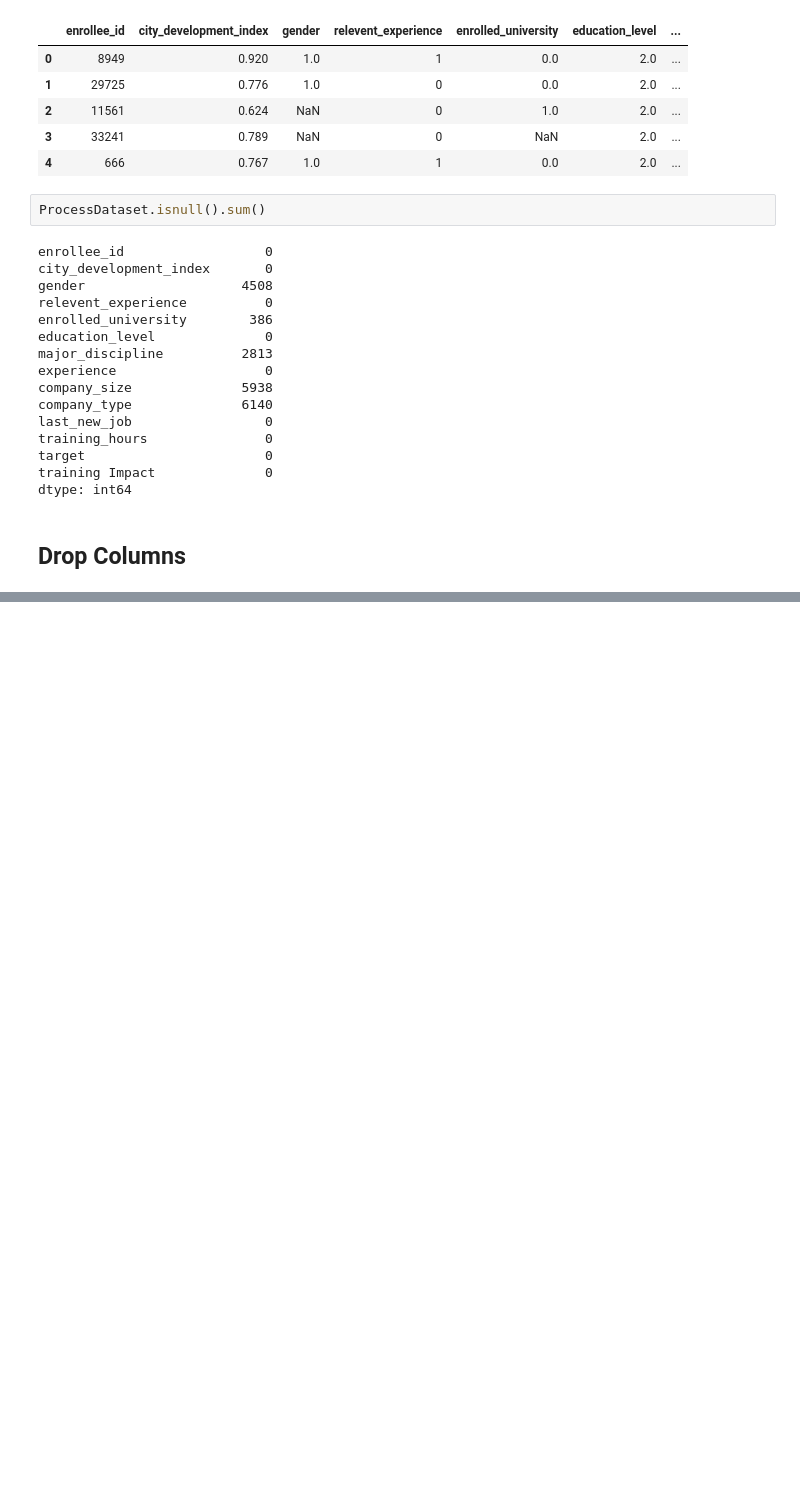
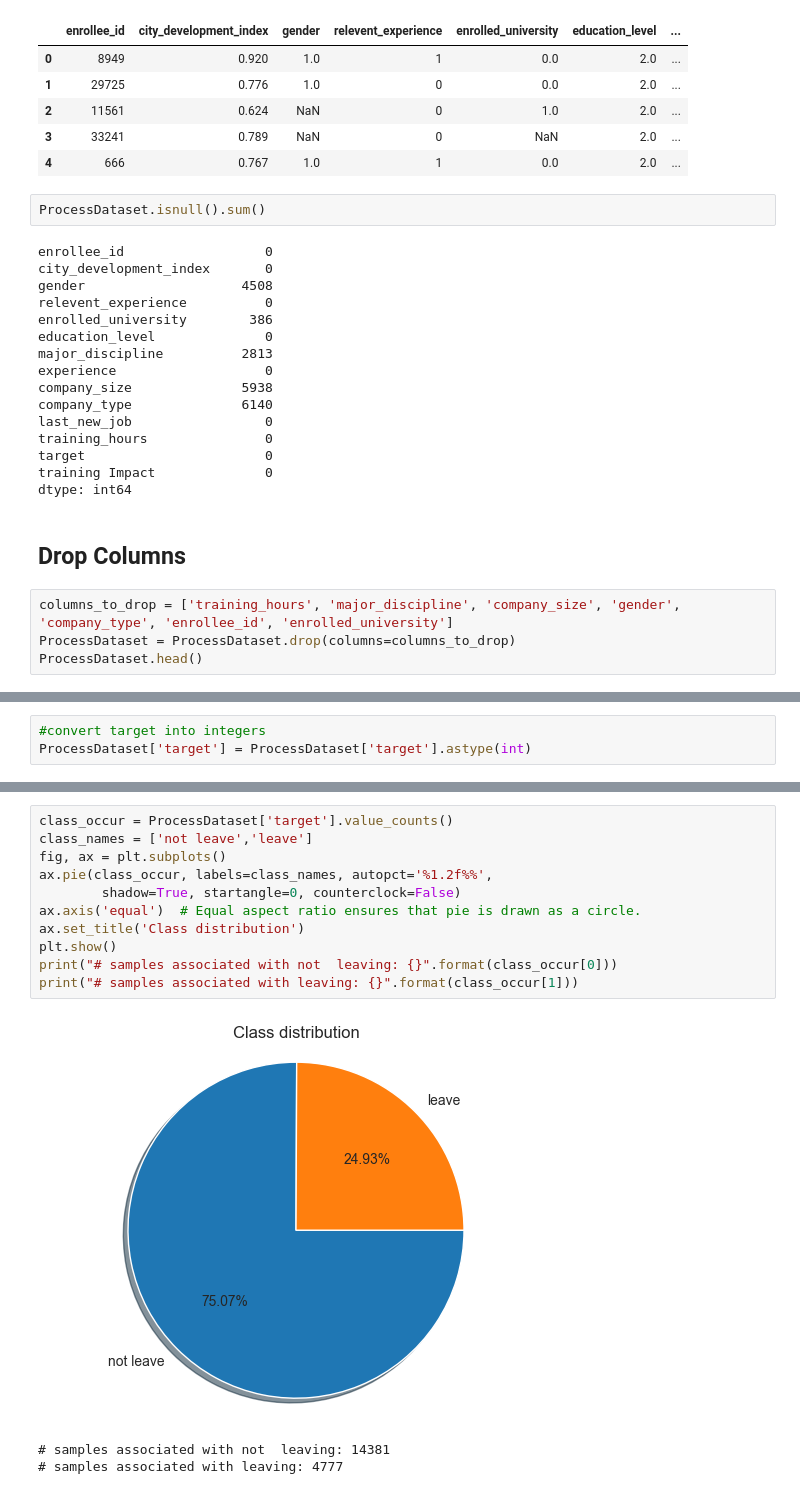
Before and after one commit to IT22106360/QuantaML-FDM-Employee-Retention, a Jupyter notebook: notebooks/model.ipynb, the cells around one changed output, grey strips where cells are left out. Saved outputs shown, nothing was run; the diff lists cells and outputs as text; blank space fills up the shorter version.

```diff
--- a/notebooks/model.ipynb
+++ b/notebooks/model.ipynb
@@ -459,3 +459,7 @@ dtype: int64
 # %% [markdown]
 Drop Columns
 ------------
+# %%
+columns_to_drop = ['training_hours', 'major_discipline', 'company_size', 'gender', 'company_type', 'enrollee_id', 'enrolled_university']
+ProcessDataset = ProcessDataset.drop(columns=columns_to_drop)
+ProcessDataset.head()
@@ -461,0 +473,3 @@ Drop Columns
+# %%
+#convert target into integers
+ProcessDataset['target'] = ProcessDataset['target'].astype(int)
@@ -461,0 +517,15 @@ Drop Columns
+# %%
+class_occur = ProcessDataset['target'].value_counts()
+class_names = ['not leave','leave']
+fig, ax = plt.subplots()
+ax.pie(class_occur, labels=class_names, autopct='%1.2f%%',
+        shadow=True, startangle=0, counterclock=False)
+ax.axis('equal')  # Equal aspect ratio ensures that pie is drawn as a circle.
+ax.set_title('Class distribution')
+plt.show()
+print("# samples associated with not  leaving: {}".format(class_occur[0]))
+print("# samples associated with leaving: {}".format(class_occur[1]))
+# %% [output]
+[figure, added]
+# samples associated with not  leaving: 14381
+# samples associated with leaving: 4777
```
Also changed, not shown: parts of 5 cells of this notebook.
